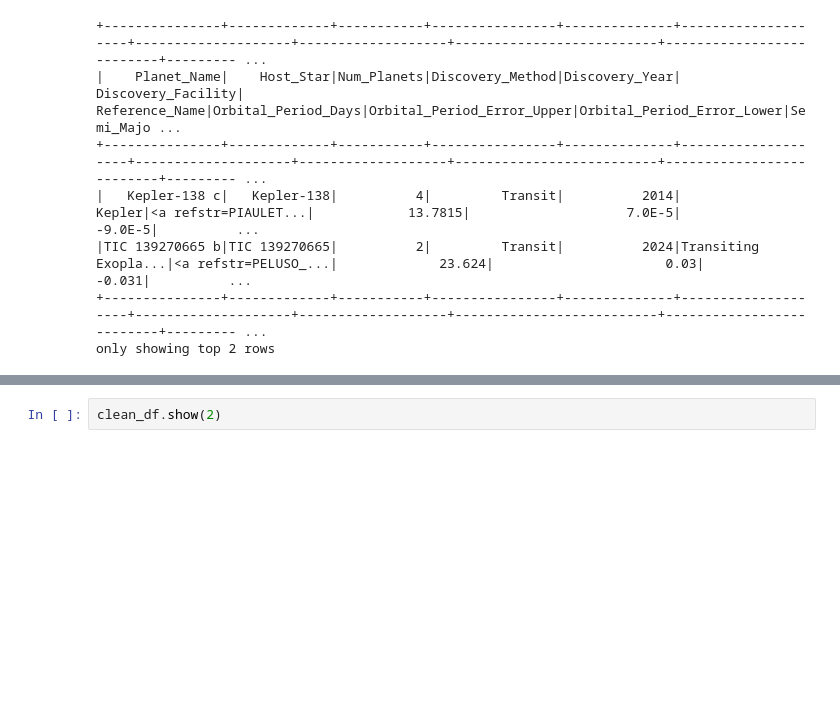
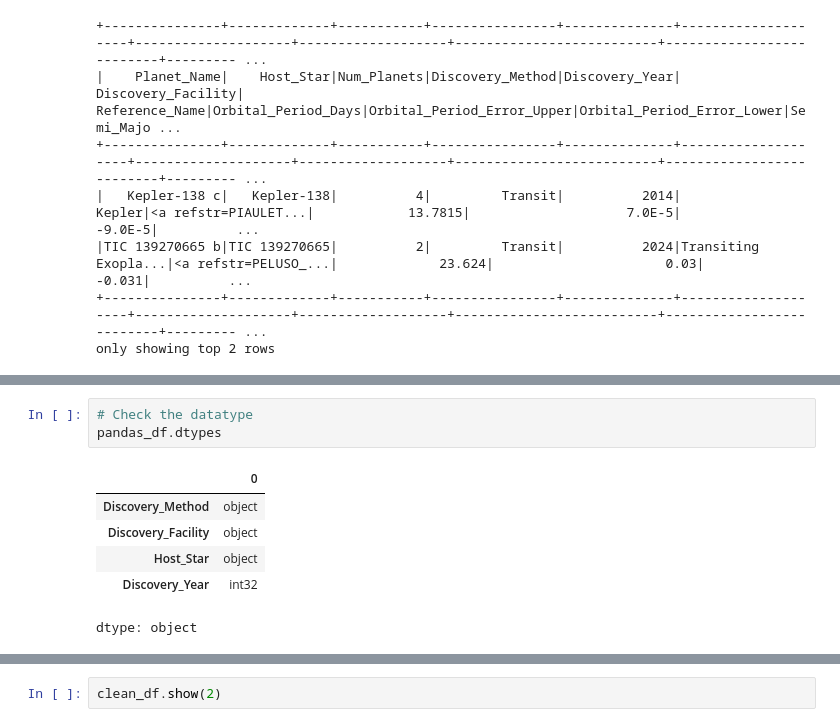
Before and after one commit to PatZ2346/ExoPlanet-Prediction, a Jupyter notebook: Exopredict-Data Analysis Questions/ExoPredict_Data_Analysis.ipynb, the cells around one changed output, grey strips where cells are left out. Drawn from its saved outputs; the diff is of its cells as text; blank space fills up the shorter version.

```diff
--- a/Exopredict-Data Analysis Questions/ExoPredict_Data_Analysis.ipynb
+++ b/Exopredict-Data Analysis Questions/ExoPredict_Data_Analysis.ipynb
@@ -265 +250,11 @@ only showing top 5 rows
+# %%
+# Check the datatype
+pandas_df.dtypes
+# %% [output]
+|  | 0 |
+| Discovery_Method | object |
+| Discovery_Facility | object |
+| Host_Star | object |
+| Discovery_Year | int32 |
+dtype: object
 # %%
```
Also changed, not shown: parts of 16 cells of this notebook, 5 other files.
